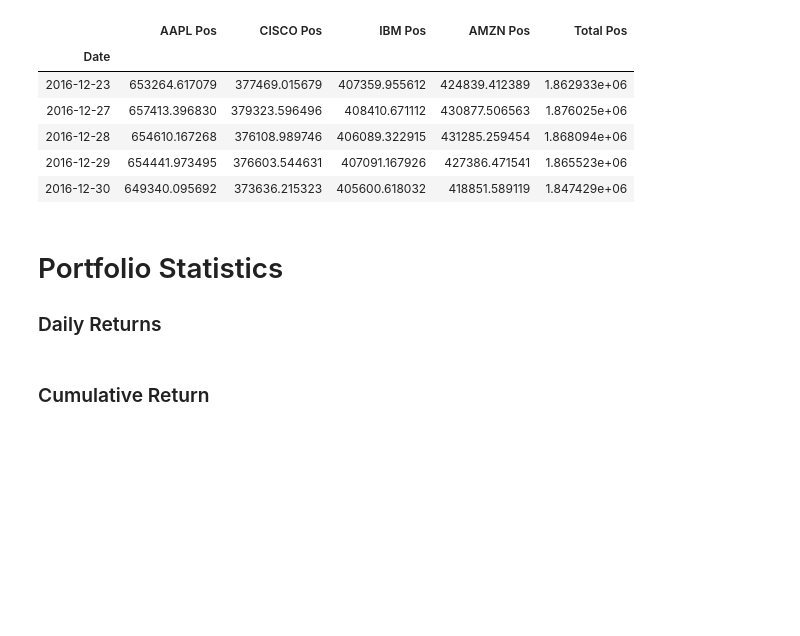
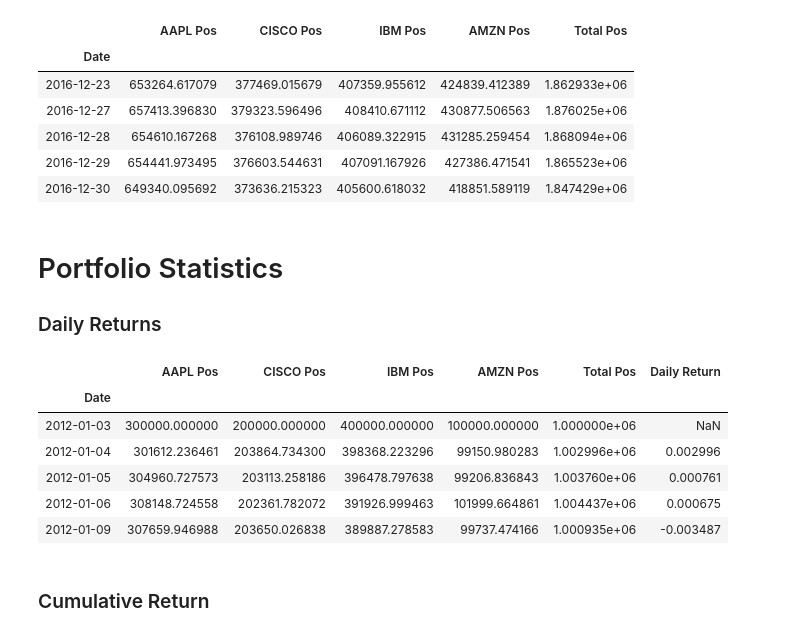
Before and after one commit to BrianLDev/Python_For_Finance, a Jupyter notebook: 09-Python-Finance-Fundamentals/01-Portfolio-Allocation-and-Sharpe-Ratio.ipynb, the cells around one changed output. Drawn from its saved outputs; the diff is of its cells as text; code cells hidden in the pictures; blank space fills up the shorter version.

Commit message:
completed portfolio allocation code along part 2 of 2

```diff
--- a/09-Python-Finance-Fundamentals/01-Portfolio-Allocation-and-Sharpe-Ratio.ipynb
+++ b/09-Python-Finance-Fundamentals/01-Portfolio-Allocation-and-Sharpe-Ratio.ipynb
@@ -180,6 +180,16 @@ portfolio_val.tail()
 ### Daily Returns
 # %%
 portfolio_val['Daily Return'] = portfolio_val['Total Pos'].pct_change(1)
+# %%
+portfolio_val.head()
+# %% [output]
+|  | AAPL Pos | CISCO Pos | IBM Pos | AMZN Pos | Total Pos | Daily Return |
+| Date |  |  |  |  |  |  |
+| 2012-01-03 | 300000.000000 | 200000.000000 | 400000.000000 | 100000.000000 | 1.000000e+06 | NaN |
+| 2012-01-04 | 301612.236461 | 203864.734300 | 398368.223296 | 99150.980283 | 1.002996e+06 | 0.002996 |
+| 2012-01-05 | 304960.727573 | 203113.258186 | 396478.797638 | 99206.836843 | 1.003760e+06 | 0.000761 |
+| 2012-01-06 | 308148.724558 | 202361.782072 | 391926.999463 | 101999.664861 | 1.004437e+06 | 0.000675 |
+| 2012-01-09 | 307659.946988 | 203650.026838 | 389887.278583 | 99737.474166 | 1.000935e+06 | -0.003487 |
 # %% [markdown]
 ### Cumulative Return
 # %%
```
Also changed, not shown: parts of 4 cells of this notebook.
